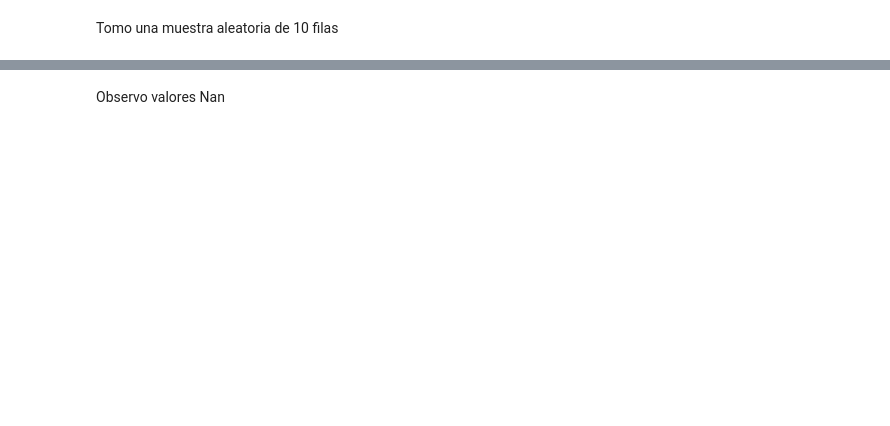
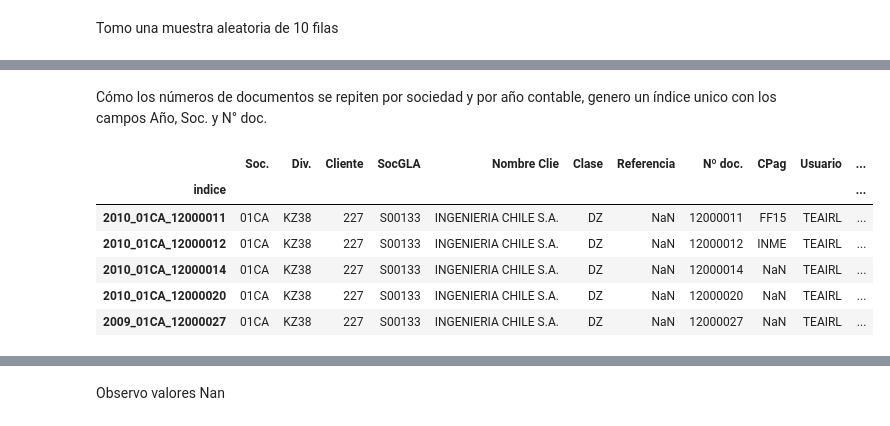
Before and after one commit to 1fac/mi_proyecto_git_61680, a Jupyter notebook: Mi_proyecto_61680.ipynb, the cells around one changed output, grey strips where cells are left out. Saved outputs shown, nothing was run; the diff lists cells and outputs as text; code cells hidden in the pictures; blank space fills up the shorter version.

```diff
--- a/Mi_proyecto_61680.ipynb
+++ b/Mi_proyecto_61680.ipynb
@@ -299,3 +259,6 @@ df_comp_orig.drop(columns=dropna_columns, inplace=True)
+# %%
+dropna_columns =['St', 'Texto', 'Ref.fact.']
+df_comp_orig.drop(columns=dropna_columns, inplace=True)
 # %%
 df_comp_orig.info()
 # %% [output]
@@ -334,0 +298,19 @@ df_comp_orig.sample(10)
+# %% [markdown]
+Cómo los números de documentos se repiten por sociedad y por año contable, genero un índice unico con los campos Año, Soc. y N° doc.
+# %%
+# Crear el índice concatenando 'Año', 'Soc.' y 'Nº doc.'
+df_comp_orig['indice'] = df_comp_orig['Año'].astype(str) + '_' + df_comp_orig['Soc.'].astype(str) + '_' + df_comp_orig['Nº doc.'].astype(str)
+
+# Establecer el nuevo índice
+df_comp_orig = df_comp_orig.set_index('indice')
+
+# Mostrar las primeras filas del DataFrame con el nuevo índice
+df_comp_orig.head()
+# %% [output]
+|  | Soc. | Div. | Cliente | SocGLA | Nombre Clie | Clase | Referencia | Nº doc. | CPag | Usuario | ... |
+| indice |  |  |  |  |  |  |  |  |  |  | ... |
+| 2010_01CA_12000011 | 01CA | KZ38 | 227 | S00133 | INGENIERIA CHILE S.A. | DZ | NaN | 12000011 | FF15 | TEAIRL | ... |
+| 2010_01CA_12000012 | 01CA | KZ38 | 227 | S00133 | INGENIERIA CHILE S.A. | DZ | NaN | 12000012 | INME | TEAIRL | ... |
+| 2010_01CA_12000014 | 01CA | KZ38 | 227 | S00133 | INGENIERIA CHILE S.A. | DZ | NaN | 12000014 | NaN | TEAIRL | ... |
+| 2010_01CA_12000020 | 01CA | KZ38 | 227 | S00133 | INGENIERIA CHILE S.A. | DZ | NaN | 12000020 | NaN | TEAIRL | ... |
+| 2009_01CA_12000027 | 01CA | KZ38 | 227 | S00133 | INGENIERIA CHILE S.A. | DZ | NaN | 12000027 | NaN | TEAIRL | ... |
```
Also changed, not shown: parts of 24 cells of this notebook.
